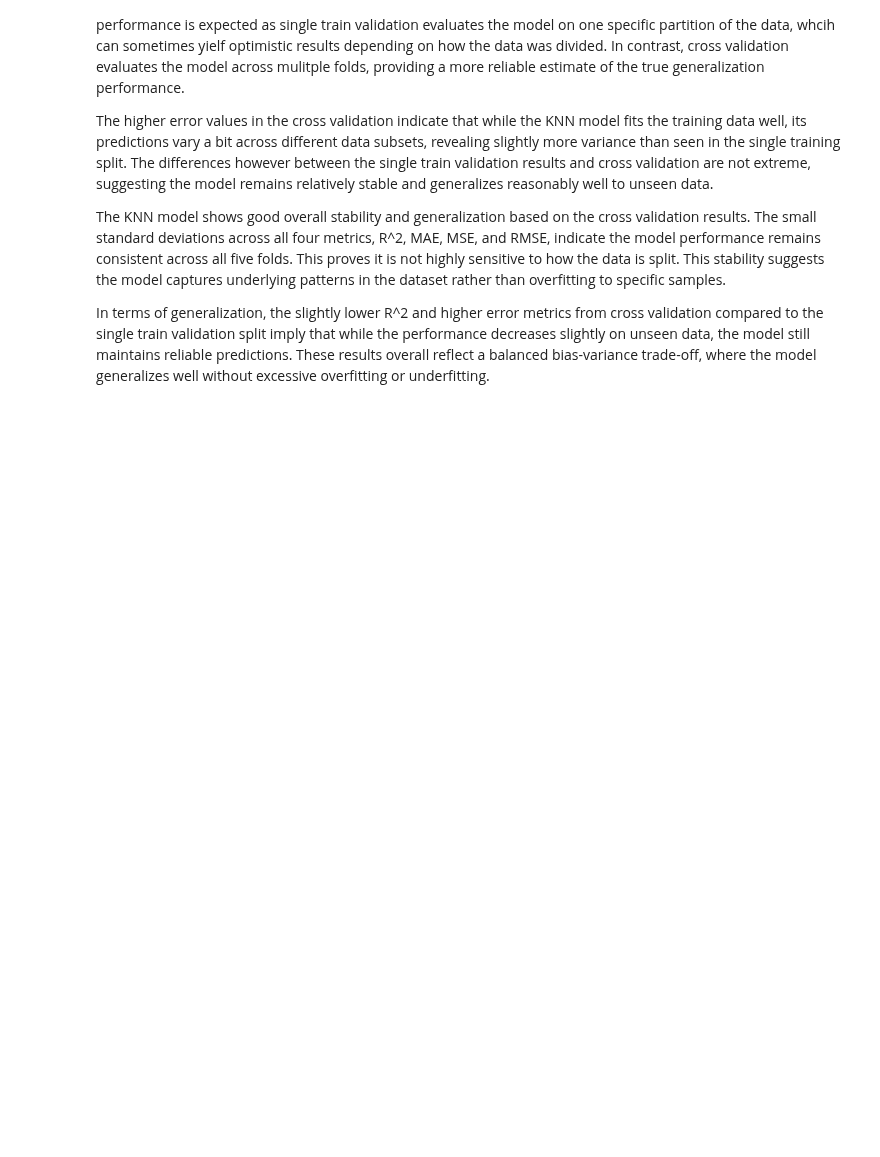
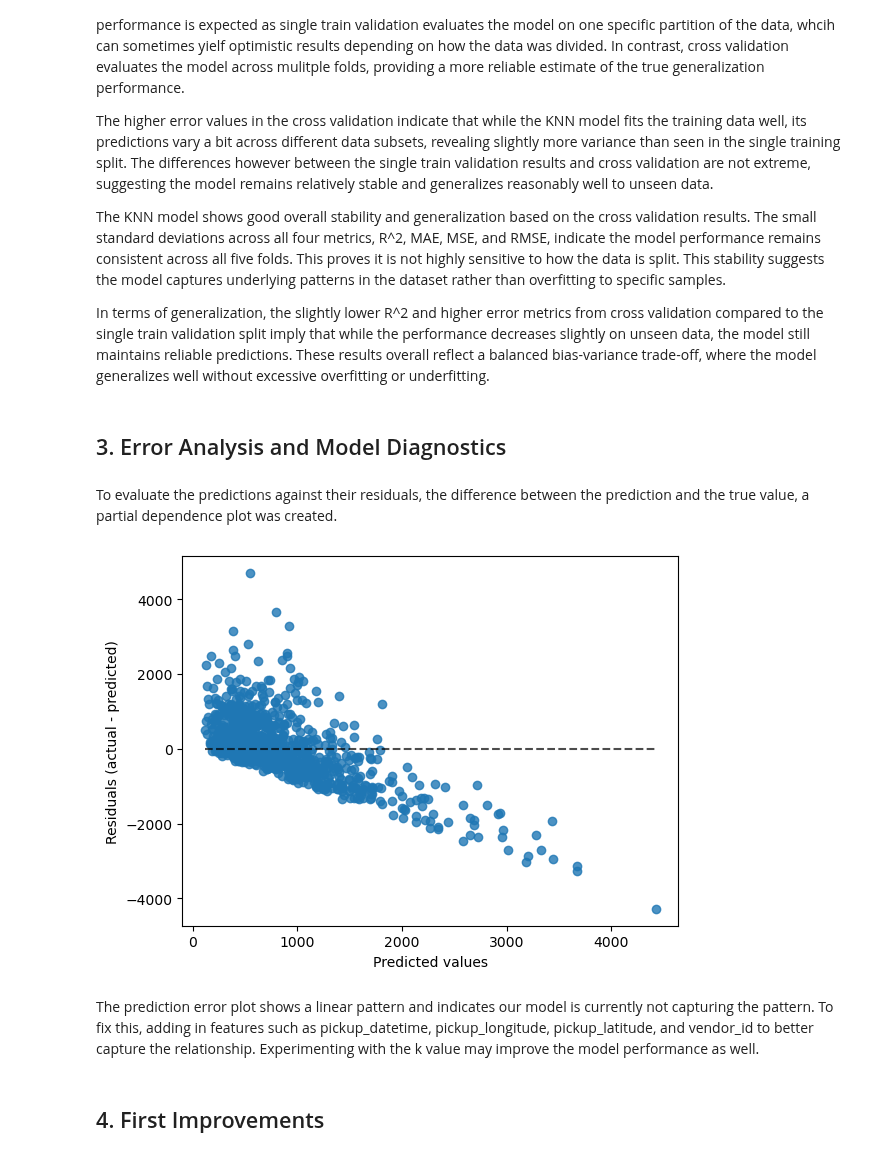
Before and after one commit to charralbert/Taxi_Trip_Duration, a Jupyter notebook: project_deliverable2_Group33.ipynb, the cells around one changed output. Drawn from its saved outputs; the diff is of its cells as text; code cells hidden in the pictures; blank space fills up the shorter version.

```diff
--- a/project_deliverable2_Group33.ipynb
+++ b/project_deliverable2_Group33.ipynb
@@ -232,3 +232,17 @@ The higher error values in the cross validation indicate that while the KNN mode
 The KNN model shows good overall stability and generalization based on the cross validation results. The small standard deviations across all four metrics, R^2, MAE, MSE, and RMSE, indicate the model performance remains consistent across all five folds. This proves it is not highly sensitive to how the data is split. This stability suggests the model captures underlying patterns in the dataset rather than overfitting to specific samples.
 
 In terms of generalization, the slightly lower R^2 and higher error metrics from cross validation compared to the single train validation split imply that while the performance decreases slightly on unseen data, the model still maintains reliable predictions. These results overall reflect a balanced bias-variance trade-off, where the model generalizes well without excessive overfitting or underfitting.
+# %% [markdown]
+## 3. Error Analysis and Model Diagnostics
+# %% [markdown]
+To evaluate the predictions against their residuals, the difference between the prediction and the true value, a partial dependence plot was created.
+# %%
+#Prediction Error/Residual Plot
+PredictionErrorDisplay.from_predictions(y_true = y_test, y_pred = y_pred)
+plt.show()
+# %% [output]
+[figure, added]
+# %% [markdown]
+The prediction error plot shows a linear pattern and indicates our model is currently not capturing the pattern. To fix this, adding in features such as pickup_datetime, pickup_longitude, pickup_latitude, and vendor_id to better capture the relationship. Experimenting with the k value may improve the model performance as well.
+# %% [markdown]
+## 4. First Improvements
```
Also changed, not shown: parts of 8 cells of this notebook.
